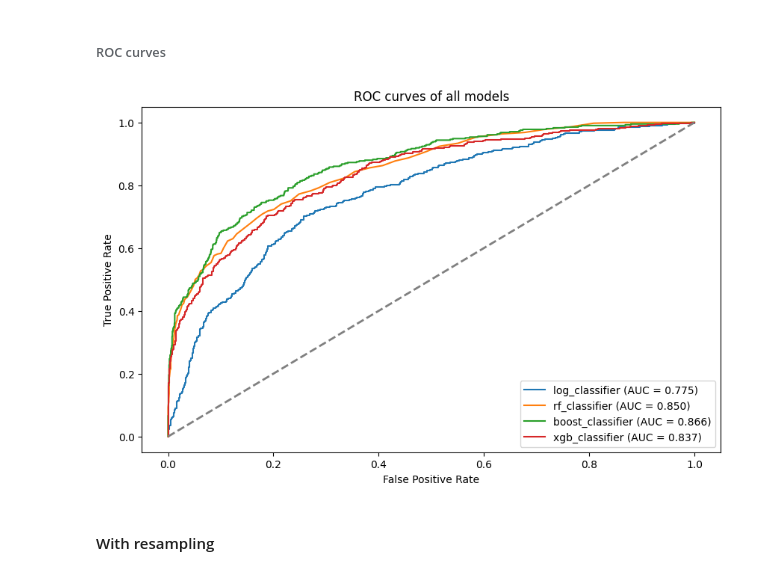
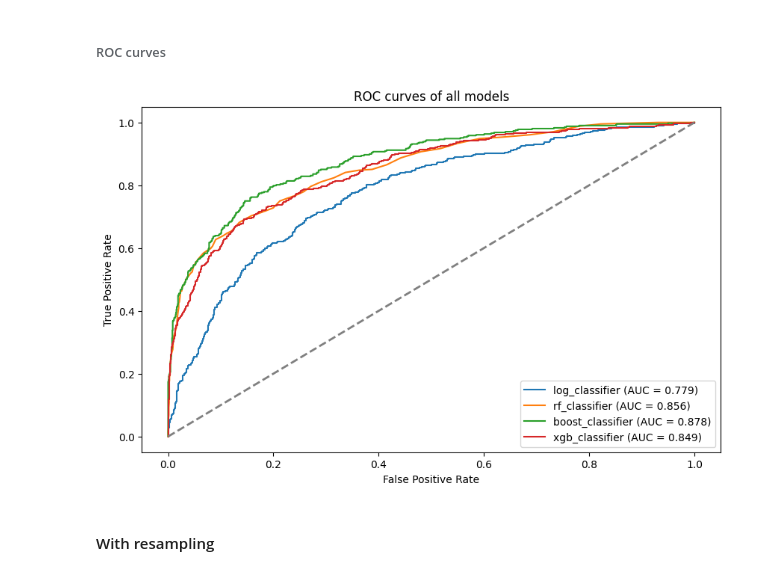
Before and after one commit to raydiwill/customers-churm-ml-app, a Jupyter notebook: notebook/best_model.ipynb, the cells around one changed output. Drawn from its saved outputs; the diff is of its cells as text; code cells hidden in the pictures.

Commit message:
Trained without resampling

```diff
--- a/notebook/best_model.ipynb
+++ b/notebook/best_model.ipynb
@@ -30,7 +33,7 @@ warnings.filterwarnings('ignore')
 # %% [markdown]
 # Functions
 # %%
-def print_conf_matrix(pipe: Pipeline):
+def print_conf_matrix(pipe: Pipeline, X_train, X_test, y_train, y_test):
     """ Display the confusion matrix for the given model
 
     Argument:
@@ -51,7 +54,7 @@ def print_conf_matrix(pipe: Pipeline):
     plt.show()
 
 
-def plot_roc_curves(pipelines):
+def plot_roc_curves(pipelines, X_train, y_train, X_test, y_test):
     """ Plots ROC curves for multiple pipelines.
 
     Args:
@@ -62,8 +65,9 @@ def plot_roc_curves(pipelines):
     plt.figure(figsize=(10, 6))
 
     for pipeline in pipelines:
+        pipeline.fit(X_train, y_train)
         y_pred_proba = pipeline.predict_proba(X_test)[:, 1]
-        fpr, tpr, threshold = roc_curve(y_test, y_pred_proba)
+        fpr, tpr, _ = roc_curve(y_test, y_pred_proba)
         roc_auc = auc(fpr, tpr)
 
         plt.plot(fpr, tpr, label=f'{pipeline.steps[1][0]} (AUC = {roc_auc:.3f})')
@@ -424,14 +428,20 @@ print(X_test_1.shape)
 # %%
 binary_cols = ["Gender"]
 ordinal_cols = ["CardType"]
+ohe_col = ["Geography"]
 numeric_cols = ["CreditScore", "Age", "Tenure", "Balance", "EstimatedSalary", "PointEarned"]
 
 preprocessor = ColumnTransformer(
     transformers=[
         ('binary', OrdinalEncoder(), binary_cols),
         ('ordinal', OrdinalEncoder(categories=[["SILVER", "GOLD", "PLATINUM", "DIAMOND"]]), ordinal_cols),
+        ('ohe', OneHotEncoder(), ohe_col),
         ('scaler', StandardScaler(), numeric_cols)
     ], remainder="passthrough")
 
+
 X_train_1_processed = preprocessor.fit_transform(X_train_1)
 X_test_1_processed = preprocessor.transform(X_test_1)
+
+print(f'Before: {X_train_1.shape}')
+print(f'After: {X_train_1_processed.shape}')
@@ -514,9 +529,9 @@ result_df
 ###### ROC curves
 # %%
 pipelines = [logistic_reg_pipe, random_forest_pipe, gradient_boosting_pipe, xgb_pipe]
-plot_roc_curves(pipelines)
+plot_roc_curves(pipelines, X_train_1, y_train_1, X_test_1, y_test_1)
 # %% [output]
-[figure, old version]
+[figure, new version]
 # %% [markdown]
 #### With resampling
 # %%
```
Also changed, not shown: parts of 5 cells of this notebook.
